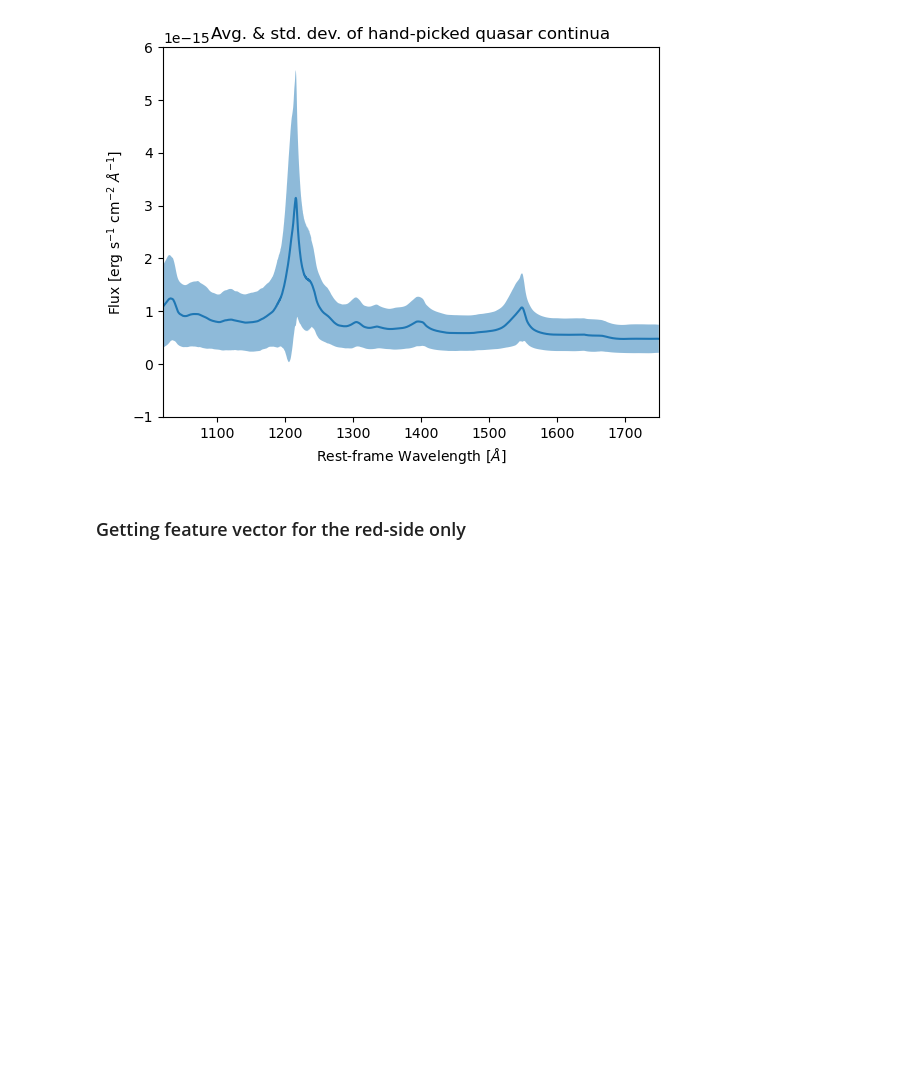
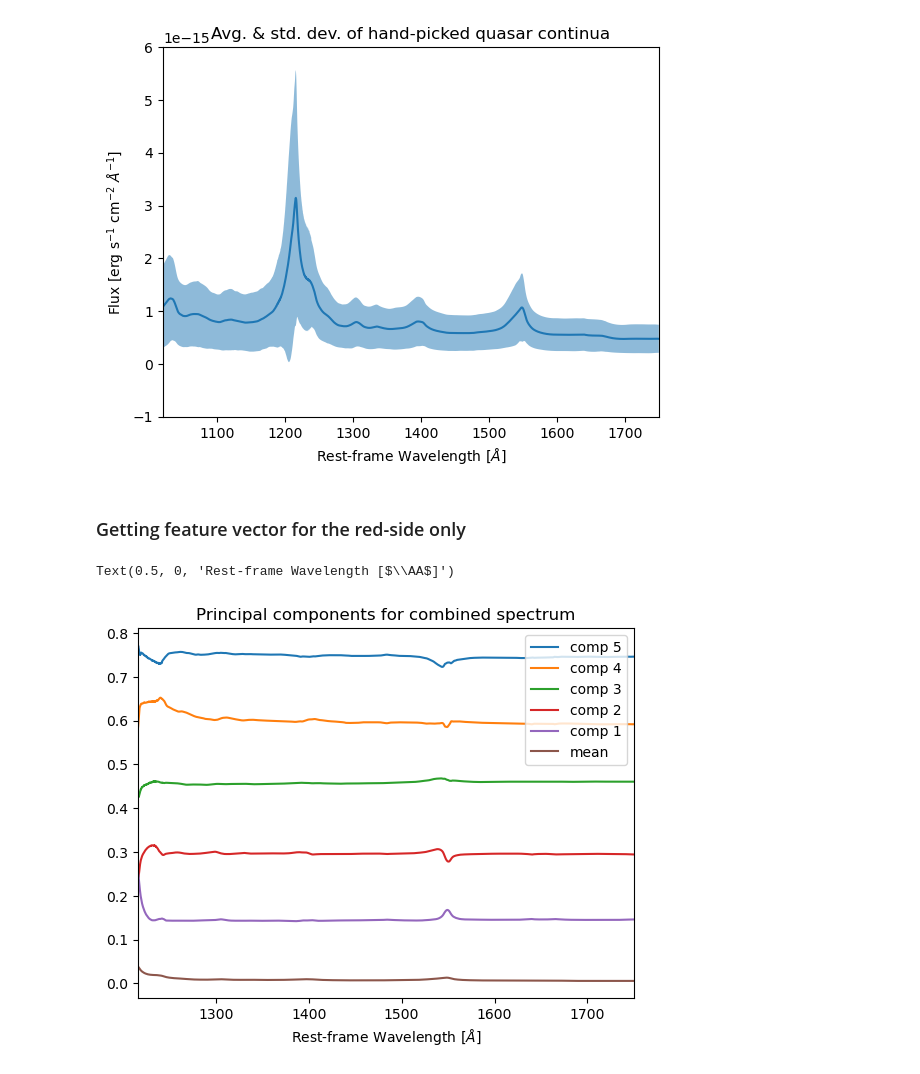
Before and after one commit to bayu-wilson/quasar_spectral_reconstruction_with_PCA, a Jupyter notebook: DimReductionAstroSpectra.ipynb, the cells around one changed output. Saved outputs shown, nothing was run; the diff lists cells and outputs as text; code cells hidden in the pictures; blank space fills up the shorter version.

```diff
--- a/DimReductionAstroSpectra.ipynb
+++ b/DimReductionAstroSpectra.ipynb
@@ -160,6 +150,19 @@ _ = pca_full.fit_transform(X_pp)
 
 pca_redside = PCA(n_components=10)
 _ = pca_redside.fit_transform(X_red)
+# %%
+labels = ["comp 1", "comp 2", "comp 3","comp 4","comp 5"]
+for i in [4,3,2,1,0]:
+    offset = 0.15
+    plt.plot(wave_grid,pca_full.components_[i]+offset*(i+1),label=labels[i])
+plt.plot(wave_grid,pca_full.mean_,label='mean')
+plt.legend()
+plt.xlim(1216,1750)
+plt.title("Principal components for combined spectrum")
+plt.xlabel(r"Rest-frame Wavelength [$\AA$]")
+# %% [output]
+Text(0.5, 0, 'Rest-frame Wavelength [$\\AA$]')
+[figure, added]
 # %%
 import scipy.integrate as integrate
 c_weights = np.zeros((100,10)) #full spectrum
```
Also changed, not shown: parts of 37 cells of this notebook.
